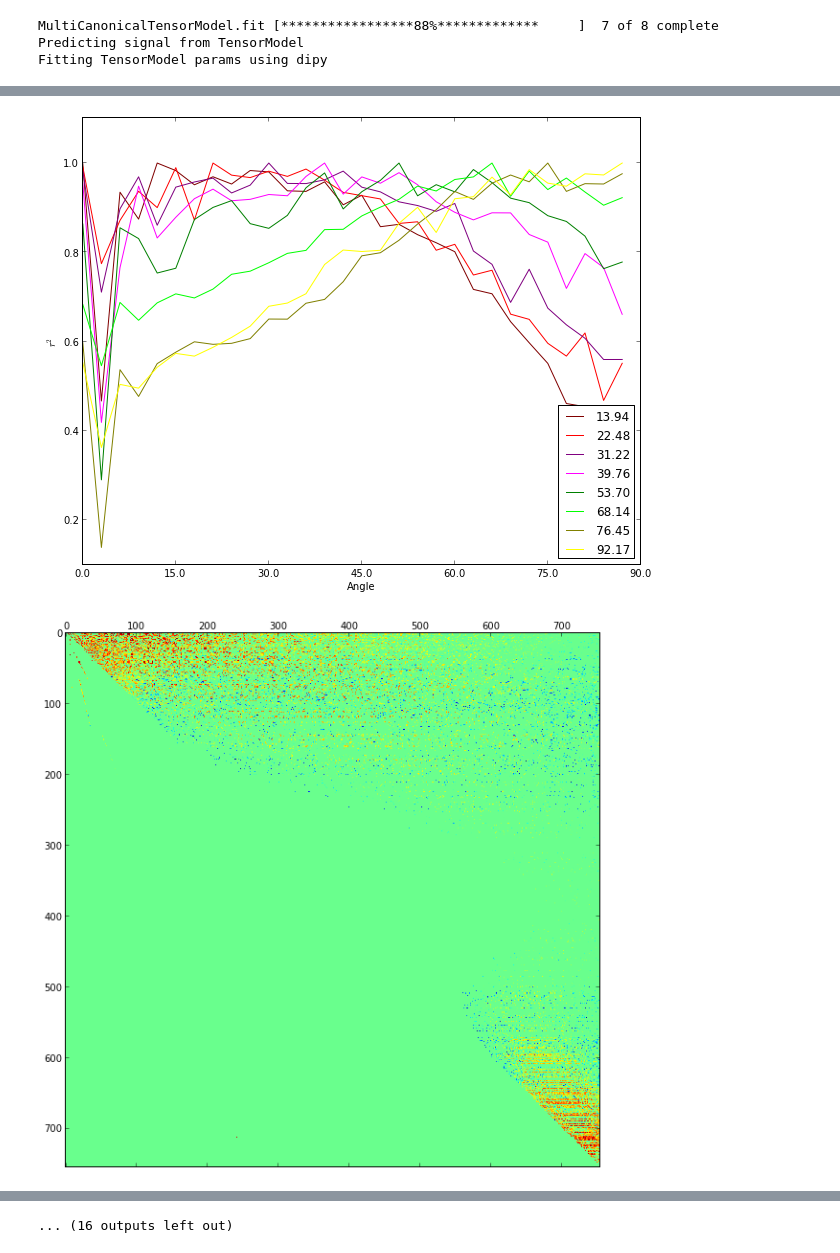
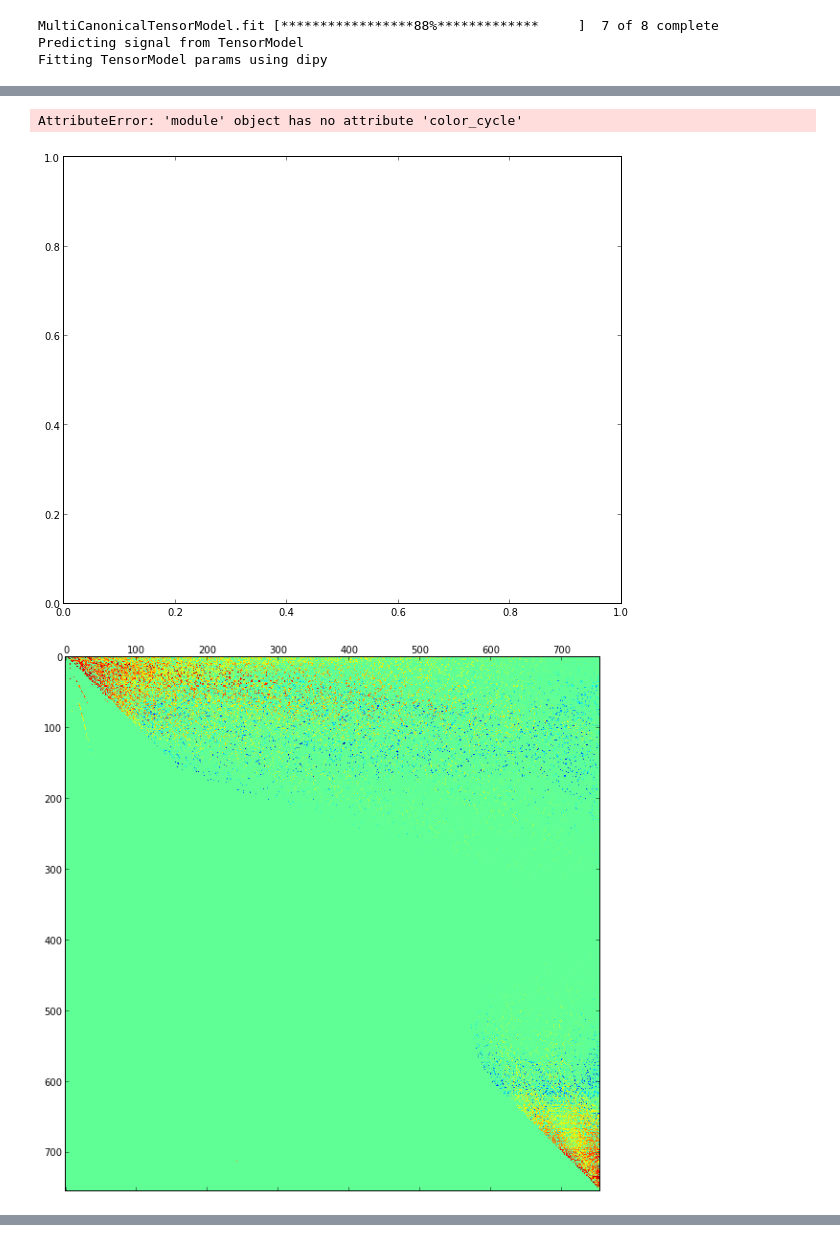
Before and after one commit to arokem/osmosis, a Jupyter notebook: osmosis/ipynb/Simulations.ipynb, the cells around one changed output, grey strips where cells are left out. Drawn from its saved outputs; the diff is of its cells as text; code cells hidden in the pictures.

```diff
--- a/osmosis/ipynb/Simulations.ipynb
+++ b/osmosis/ipynb/Simulations.ipynb
@@ -92,19 +87,19 @@ angles.reshape(2,2,2)[0,1,1]
 bvecs_data = np.concatenate((np.zeros((3,10)), bvecs), -1)
 bvals_data = np.concatenate((np.zeros(10), bvals))
 # %%
-TM1 = ozm.TensorModel(vol1,
+TM1 = dti.TensorModel(vol1,
                      bvecs_data,
                      bvals_data,
                      params_file = tempfile.NamedTemporaryFile().name
                      )
 
-TM2 = ozm.TensorModel(vol2,
+TM2 = dti.TensorModel(vol2,
                      bvecs_data,
                      bvals_data,
                      params_file = tempfile.NamedTemporaryFile().name
                      )
 
-CTM1 = ozm.MultiCanonicalTensorModel(vol1,
+CTM1 = mct.MultiCanonicalTensorModel(vol1,
                                bvecs_data,
                                bvals_data,
                                axial_diffusivity=1.5,
@@ -113,7 +108,7 @@ CTM1 = ozm.MultiCanonicalTensorModel(vol1,
                                over_sample=n_bvecs
                                )
 
-CTM2 = ozm.MultiCanonicalTensorModel(vol2,
+CTM2 = mct.MultiCanonicalTensorModel(vol2,
                                bvecs_data,
                                bvals_data,
                                axial_diffusivity=1.5,
@@ -247,7 +242,7 @@ for ang_idx in range(len(angles)):
     ax.set_xticklabels([str(x*fac) for x in t])
 
     all_cods.append(cod)
-    ax_all_curves.plot(cod, label='%2.2f'%angles[ang_idx], color=viz.color_cycle.next())
+    ax_all_curves.plot(cod, label='%2.2f'%angles[ang_idx])
     ax_all_curves.set_xlabel('Angle')
     ax_all_curves.set_ylabel(r'$r^2$')
     t = ax_all_curves.get_xticks()
@@ -286,2 +268,3 @@ estimated angle: 87.8281608215
+AttributeError: 'module' object has no attribute 'color_cycle'
-[figure, old version]
+[figure, new version]
-[figure, old version]
+[figure, new version]
@@ -297,4 +272,3 @@ estimated angle: 87.8281608215
-... (16 outputs left out)
 # %%
 for idx, sig in enumerate(pred_signal):
     m, fig = viz.sig_on_projection(bvecs, sig, tri=True)
```
Also changed, not shown: parts of 16 cells of this notebook.
